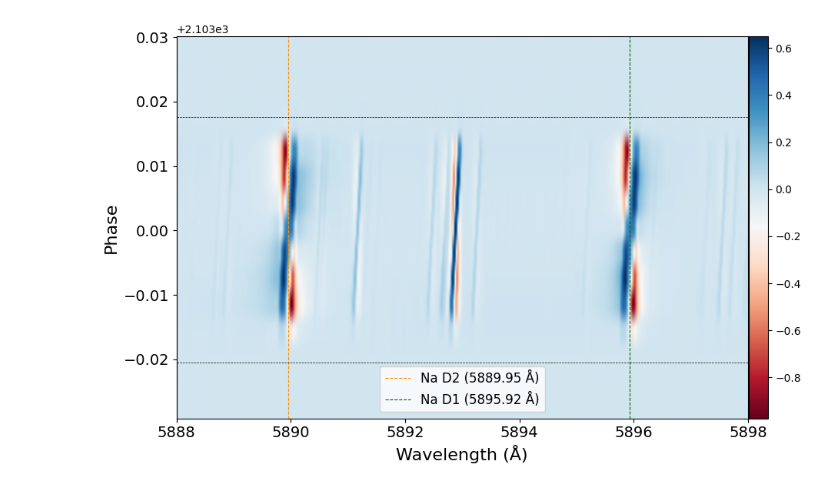
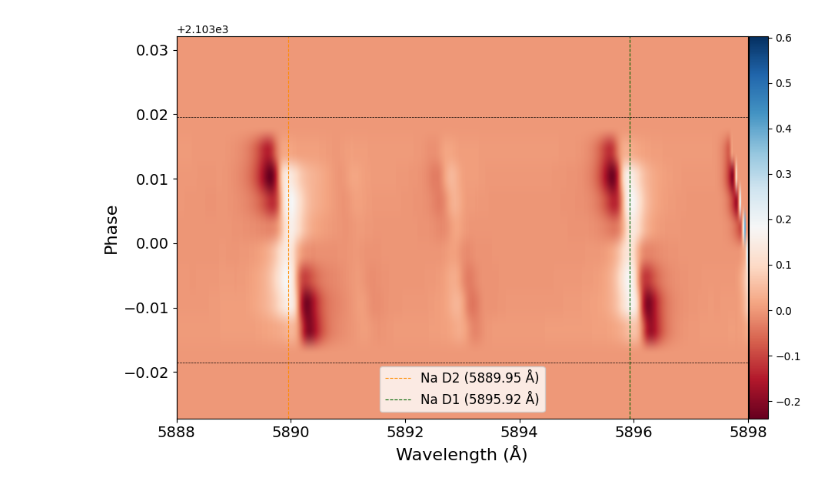
Before and after one commit to bestha95/RM_CLV, a Jupyter notebook: rm_clv.ipynb, the cells around one changed output. Drawn from its saved outputs; the diff is of its cells as text; code cells hidden in the pictures.

```diff
--- a/rm_clv.ipynb
+++ b/rm_clv.ipynb
@@ -243,7 +266,7 @@ plt.figure(figsize=(10, 6))
 na_wave_grid = na_wave[0]  # assuming na_wave is shape (2, N), or na_wave[0] is your wavelength array
 
 # Resample each spectrum
-resampled_spectra_rm = [np.interp(na_wave_grid, w, spec) for spec in all_spectra_stellar_frame]
+resampled_spectra_rm = [np.interp(na_wave_grid, w, spec) for spec in all_spectra_planet_frame]
 
 # Convert to 2D numpy array
 resampled_spectra_rm = np.array(resampled_spectra_rm)  # shape: (n_times, len(na_wave_grid))
@@ -261,34 +284,34 @@ im = plt.imshow(
 plt.xlim(5888, 5898)
 
 # Vertical lines for Na D1 and D2
 plt.axvline(5889.950, color='darkorange', linestyle='--', linewidth=0.8, label='Na D2 (5889.95 Å)')
 plt.axvline(5895.924, color='darkgreen', linestyle='--', linewidth=0.8, label='Na D1 (5895.92 Å)')
 
 # Add horizontal lines at phase[3] and phase[12]
 plt.axhline(y=phase[2], color='black', linestyle='--', linewidth=0.5)
 plt.axhline(y=phase[11], color='black', linestyle='--', linewidth=0.5)
 
 # Axis labels and title
 plt.xlabel('Wavelength (Å)', fontsize=16)
 plt.ylabel('Phase', fontsize=16)
 
 # Add colorbar
 cbar = plt.colorbar(im, pad=0.001)
 # cbar.set_label('Normalized Flux', fontsize=12)
 
 # Ticks and font size
 plt.xticks(fontsize=14)
 plt.yticks(fontsize=14)
 
 # Legend
 plt.legend(loc='lower center', fontsize=12, frameon=True)
 
 # Tight layout for saving
 plt.tight_layout()
 # Show the figure
 plt.show()
 # %% [output]
-[figure, old version]
+[figure, new version]
 # %%
 # === Plot 1: Star-Planet Maps ===
 fig1, axes1 = plt.subplots(nrows=5, ncols=3, figsize=(15, 25))
```
Also changed, not shown: parts of 5 cells of this notebook.
